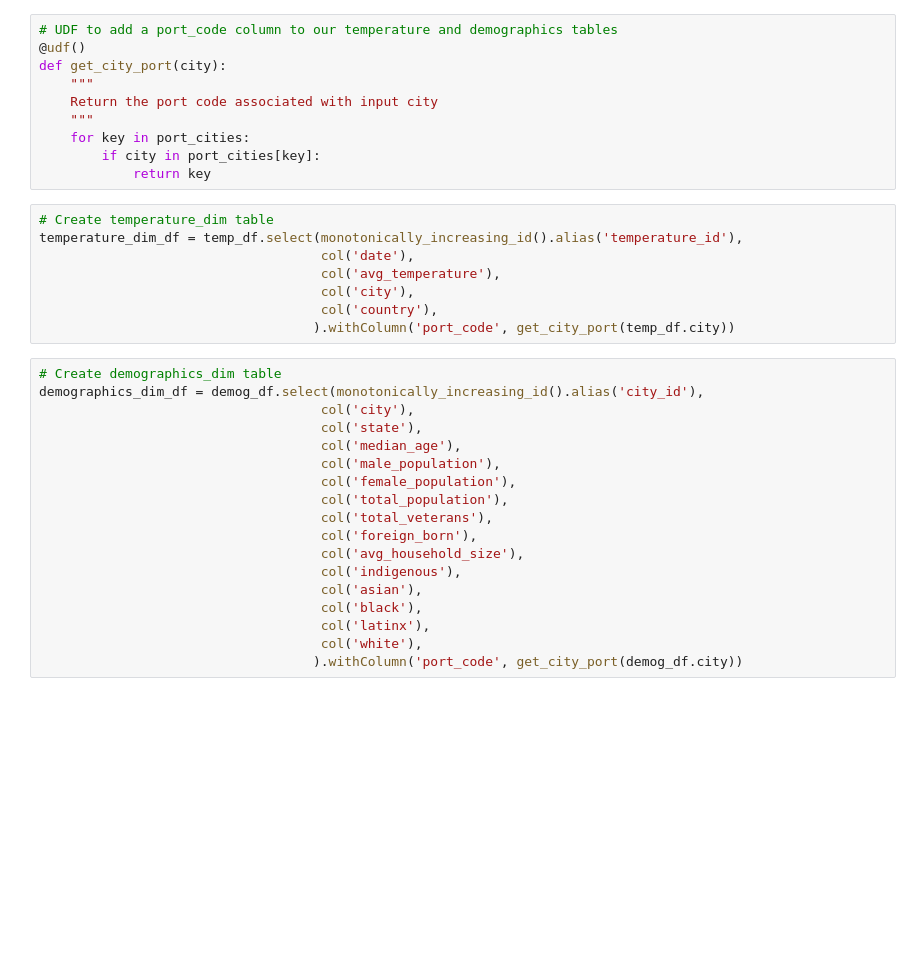
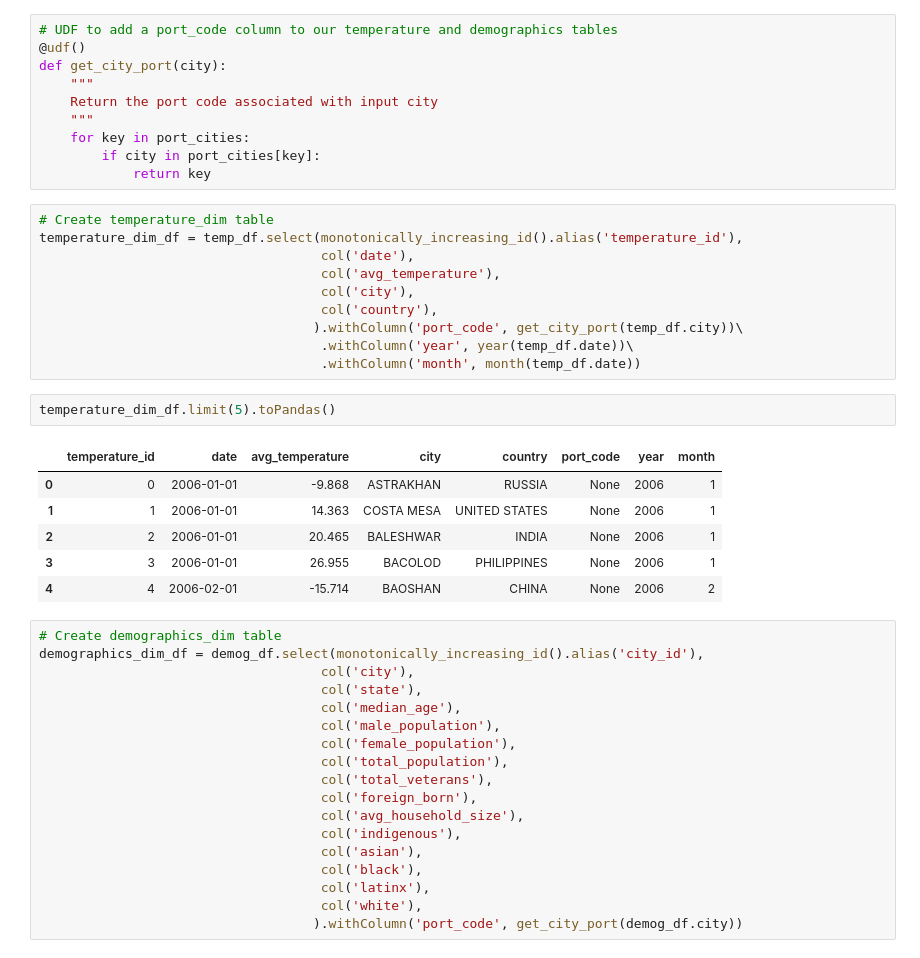
Before and after one commit to taylteller/data-engineering-pipeline, a Jupyter notebook: etl.ipynb, the cells around one changed output. Saved outputs shown, nothing was run; the diff lists cells and outputs as text; blank space fills up the shorter version.

```diff
--- a/etl.ipynb
+++ b/etl.ipynb
@@ -568,7 +526,18 @@ temperature_dim_df = temp_df.select(monotonically_increasing_id().alias('tempera
                                     col('avg_temperature'),
                                     col('city'),
                                     col('country'),
-                                   ).withColumn('port_code', get_city_port(temp_df.city))
+                                   ).withColumn('port_code', get_city_port(temp_df.city))\
+                                    .withColumn('year', year(temp_df.date))\
+                                    .withColumn('month', month(temp_df.date))
+# %%
+temperature_dim_df.limit(5).toPandas()
+# %% [output]
+|  | temperature_id | date | avg_temperature | city | country | port_code | year | month |
+| 0 | 0 | 2006-01-01 | -9.868 | ASTRAKHAN | RUSSIA | None | 2006 | 1 |
+| 1 | 1 | 2006-01-01 | 14.363 | COSTA MESA | UNITED STATES | None | 2006 | 1 |
+| 2 | 2 | 2006-01-01 | 20.465 | BALESHWAR | INDIA | None | 2006 | 1 |
+| 3 | 3 | 2006-01-01 | 26.955 | BACOLOD | PHILIPPINES | None | 2006 | 1 |
+| 4 | 4 | 2006-02-01 | -15.714 | BAOSHAN | CHINA | None | 2006 | 2 |
 # %%
 # Create demographics_dim table
 demographics_dim_df = demog_df.select(monotonically_increasing_id().alias('city_id'),
```
Also changed, not shown: parts of 17 cells of this notebook, 1 other file.
